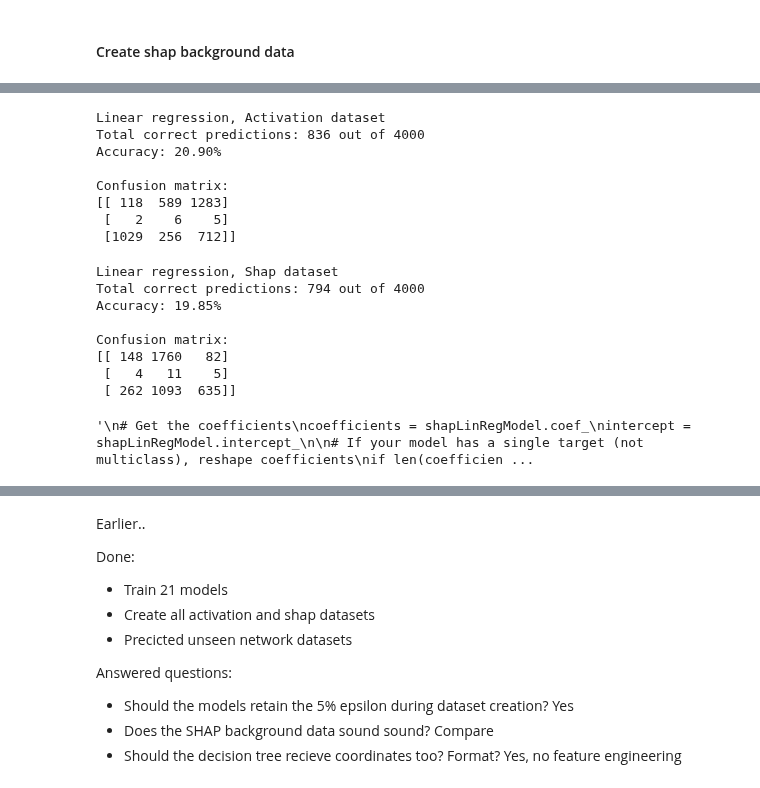
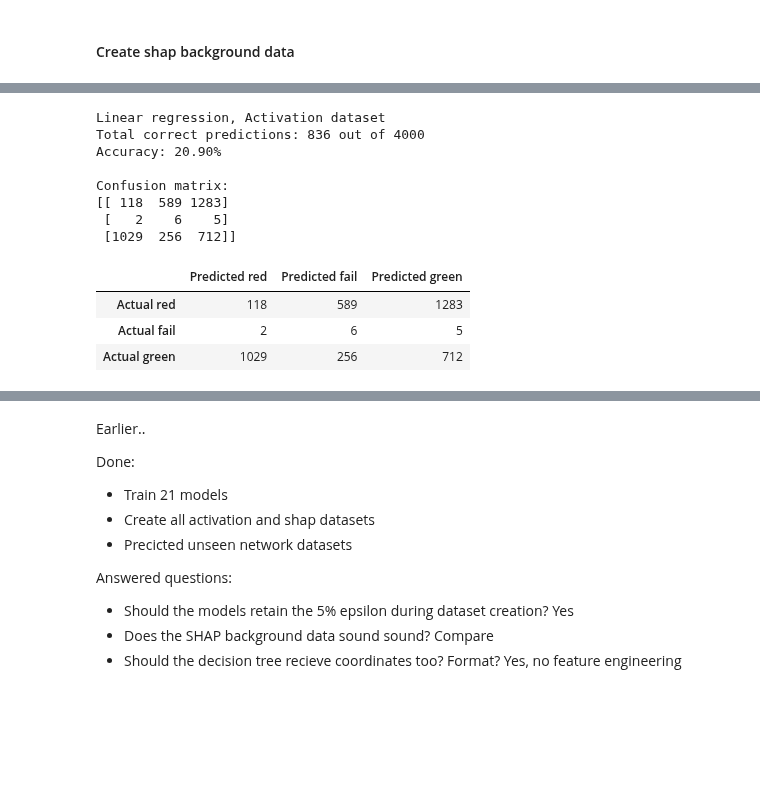
Before and after one commit to gunhamn/public, a Jupyter notebook: XAI_Master/Evaluation.ipynb, the cells around one changed output, grey strips where cells are left out. Drawn from its saved outputs; the diff is of its cells as text; code cells hidden in the pictures; blank space fills up the shorter version.

```diff
--- a/XAI_Master/Evaluation.ipynb
+++ b/XAI_Master/Evaluation.ipynb
@@ -221,87 +223,28 @@ shap_sum: hist_gradient_boosting - Accuracy: 81.17%
 # %%
 actLinRegModel = LinearRegression()
 actLinRegModel.fit(act_x_train, act_y_train)
 act_y_pred = actLinRegModel.predict(act_x_test)
 act_y_pred = np.clip(np.round(act_y_pred), -1, 1) # Round y_pred to int, max 1 and min -1
 total_correct = (act_y_test == act_y_pred).sum()
 total_samples = len(act_y_test)
 print(f"Linear regression, Activation dataset")
 print(f"Total correct predictions: {total_correct} out of {total_samples}")
 print(f"Accuracy: {accuracy_score(act_y_test, act_y_pred):.2%}")
 print(f"\nConfusion matrix:\n{confusion_matrix(act_y_test, act_y_pred)}")
+cm = confusion_matrix(act_y_test, act_y_pred)
+labels=["red", "fail", "green"]
+
+pd.DataFrame(cm, index=[f"Actual {label}" for label in labels], columns=[f"Predicted {label}" for label in labels])
 # %% [output]
 Linear regression, Activation dataset
 Total correct predictions: 836 out of 4000
 Accuracy: 20.90%
 
 Confusion matrix:
 [[ 118  589 1283]
  [   2    6    5]
  [1029  256  712]]
+|  | Predicted red | Predicted fail | Predicted green |
+| Actual red | 118 | 589 | 1283 |
+| Actual fail | 2 | 6 | 5 |
+| Actual green | 1029 | 256 | 712 |
-# %%
-shapLinRegModel = LinearRegression()
-shapLinRegModel.fit(shap_x_train, shap_y_train)
-shap_y_pred = shapLinRegModel.predict(shap_x_test)
-shap_y_pred = np.clip(np.round(shap_y_pred), -1, 1) # Round y_pred to int, max 1 and min -1
-total_correct = (shap_y_test == shap_y_pred).sum()
-total_samples = len(shap_y_test)
-print(f"Linear regression, Shap dataset")
-print(f"Total correct predictions: {total_correct} out of {total_samples}")
-print(f"Accuracy: {accuracy_score(shap_y_test, shap_y_pred):.2%}")
-print(f"\nConfusion matrix:\n{confusion_matrix(shap_y_test, shap_y_pred)}")
-
-# Checka koefficienter
-"""
-# Get the coefficients
-coefficients = shapLinRegModel.coef_
-intercept = shapLinRegModel.intercept_
-
-# If your model has a single target (not multiclass), reshape coefficients
-if len(coefficients.shape) > 1:
-    # For multiclass, you might want to plot coefficients for each class
-    # This example plots coefficients for the first class
-    coefficients = coefficients[0]
-
-# Create a list of feature names (replace with your actual feature names if available)
-feature_names = [f"Feature {i}" for i in range(len(coefficients))]
-
-# Sort coefficients by absolute value to highlight the most significant ones
-sorted_indices = np.argsort(np.abs(coefficients))[::-1]
-sorted_coefficients = coefficients[sorted_indices]
-sorted_features = [feature_names[i] for i in sorted_indices]
-
-# Plot
-plt.figure(figsize=(12, 8))
-bars = plt.bar(range(len(sorted_coefficients)), sorted_coefficients)
-
-# Color code the bars (positive: blue, negative: red)
-for i, bar in enumerate(bars):
-    if sorted_coefficients[i] < 0:
-        bar.set_color('r')
-    else:
-        bar.set_color('b')
-
-plt.xlabel('Features')
-plt.ylabel('Coefficient Value')
-plt.title('Linear Regression Coefficients')
-# plt.xticks(range(len(sorted_coefficients)), sorted_features, rotation=90)
-plt.tight_layout()
-
-# Add a horizontal line at y=0
-plt.axhline(y=0, color='k', linestyle='-', alpha=0.3)
-
-# Add intercept value as text
-plt.figtext(0.7, 0.01, f'Intercept: {intercept:.4f}', ha='center')
-
-plt.show()
-"""
-# %% [output]
-Linear regression, Shap dataset
-Total correct predictions: 794 out of 4000
-Accuracy: 19.85%
-
-Confusion matrix:
-[[ 148 1760   82]
- [   4   11    5]
- [ 262 1093  635]]
-'\n# Get the coefficients\ncoefficients = shapLinRegModel.coef_\nintercept = shapLinRegModel.intercept_\n\n# If your model has a single target (not multiclass), reshape coefficients\nif len(coefficien ...
```
Also changed, not shown: parts of 9 cells of this notebook, 28 other files.
